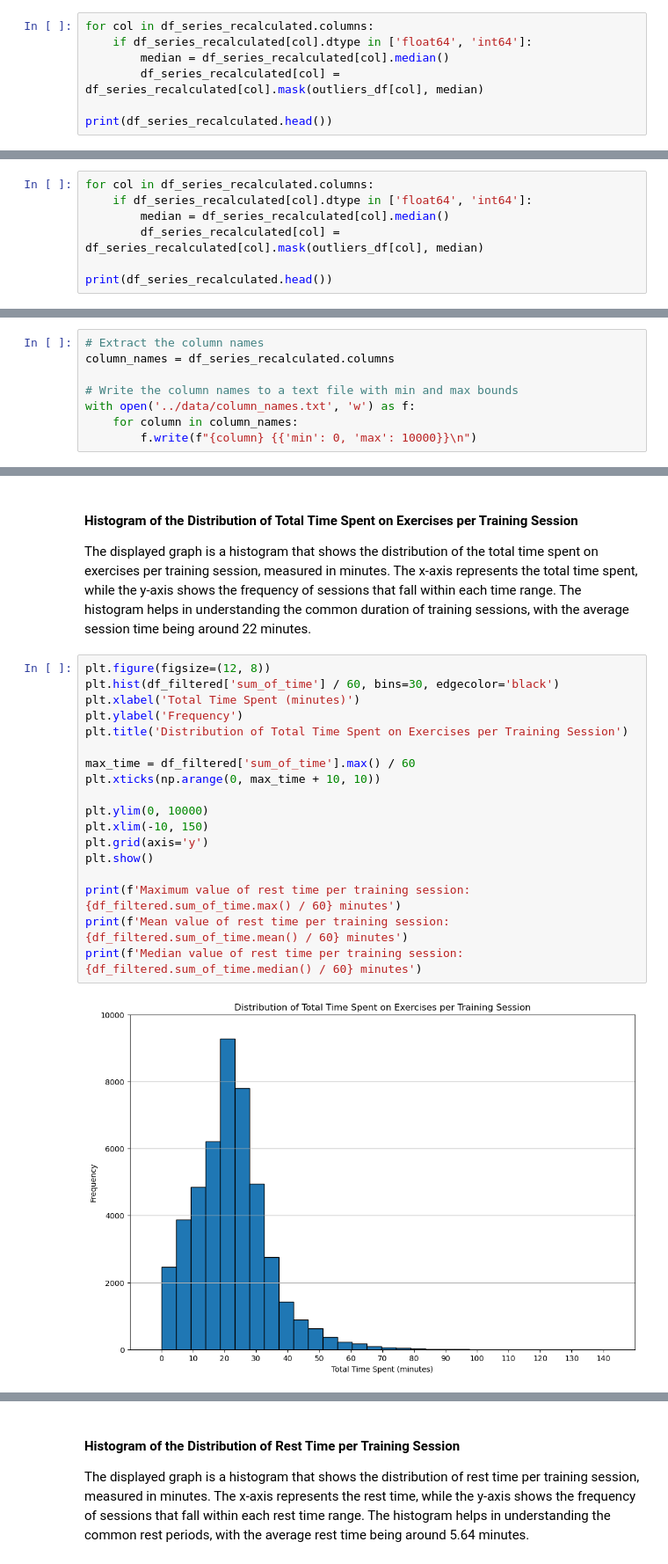
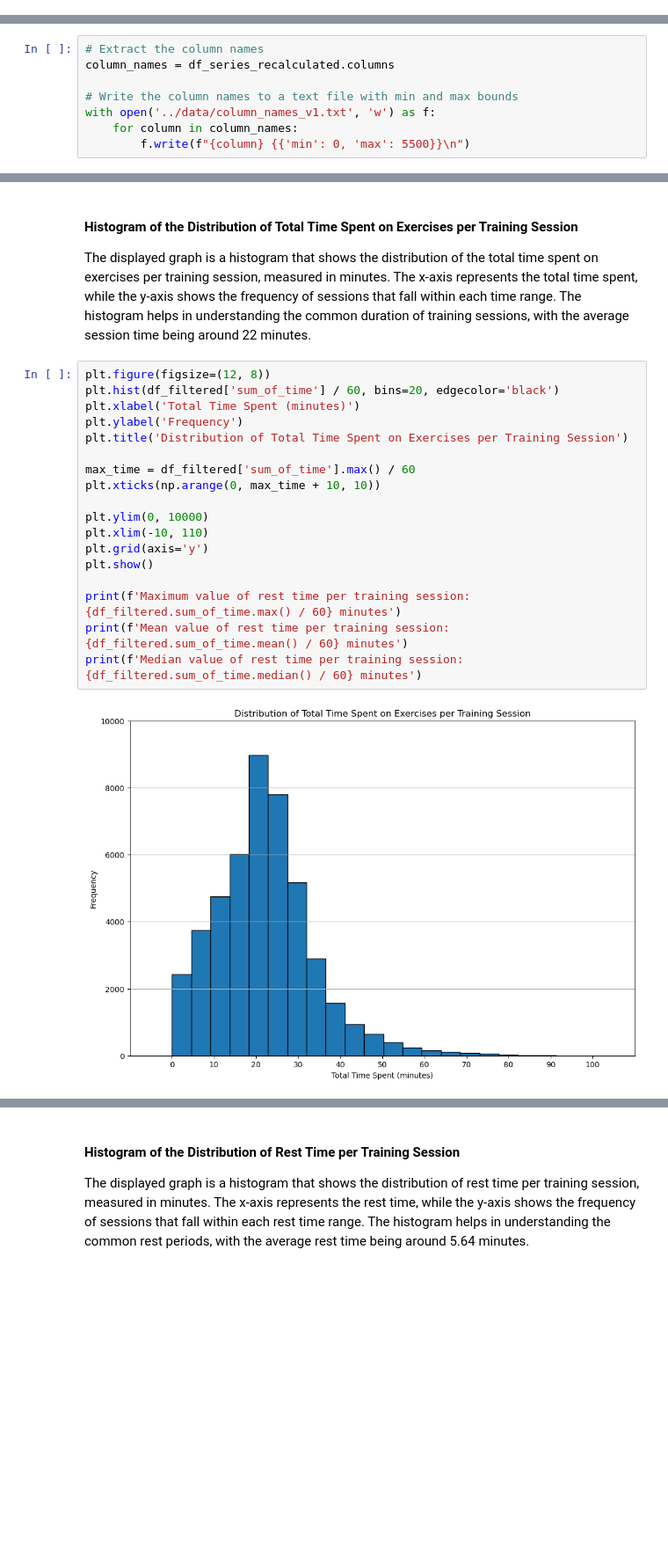
Before and after one commit to evidadeusto/mhunters, a Jupyter notebook: analysis_oscar_preprocessing/outliersDetection_statisticalAnalysis.ipynb, the cells around one changed output, grey strips where cells are left out. Shown at 88% size. Cells and saved outputs as stored; diff of their text form; blank space fills up the shorter version.

Commit message:
Update OutliersDetection_StatisticalAnalysis

```diff
--- a/analysis_oscar_preprocessing/outliersDetection_statisticalAnalysis.ipynb
+++ b/analysis_oscar_preprocessing/outliersDetection_statisticalAnalysis.ipynb
@@ -275,7 +178,0 @@ print(df_cleaned.shape)
-# %%
-for col in df_series_recalculated.columns:
-    if df_series_recalculated[col].dtype in ['float64', 'int64']:
-        median = df_series_recalculated[col].median()
-        df_series_recalculated[col] = df_series_recalculated[col].mask(outliers_df[col], median)
-
-print(df_series_recalculated.head())
@@ -369,7 +178,0 @@ print(df_cleaned.shape)
-# %%
-for col in df_series_recalculated.columns:
-    if df_series_recalculated[col].dtype in ['float64', 'int64']:
-        median = df_series_recalculated[col].median()
-        df_series_recalculated[col] = df_series_recalculated[col].mask(outliers_df[col], median)
-
-print(df_series_recalculated.head())
@@ -400,9 +183,9 @@ print(outliers_report)
 column_names = df_series_recalculated.columns
 
 # Write the column names to a text file with min and max bounds
-with open('../data/column_names.txt', 'w') as f:
+with open('../data/column_names_v1.txt', 'w') as f:
     for column in column_names:
-        f.write(f"{column} {{'min': 0, 'max': 10000}}\n")
+        f.write(f"{column} {{'min': 0, 'max': 5500}}\n")
 # %%
 df_series_recalculated.shape
 # %% [output]
@@ -633,21 +412,21 @@ Median value of repetitions per training session: 240.0
 The displayed graph is a histogram that shows the distribution of the total time spent on exercises per training session, measured in minutes. The x-axis represents the total time spent, while the y-axis shows the frequency of sessions that fall within each time range. The histogram helps in understanding the common duration of training sessions, with the average session time being around 22 minutes.
 # %%
 plt.figure(figsize=(12, 8))
-plt.hist(df_filtered['sum_of_time'] / 60, bins=30, edgecolor='black')
+plt.hist(df_filtered['sum_of_time'] / 60, bins=20, edgecolor='black')
 plt.xlabel('Total Time Spent (minutes)')
 plt.ylabel('Frequency')
 plt.title('Distribution of Total Time Spent on Exercises per Training Session')
 
 max_time = df_filtered['sum_of_time'].max() / 60
 plt.xticks(np.arange(0, max_time + 10, 10))
 
 plt.ylim(0, 10000)
-plt.xlim(-10, 150)
+plt.xlim(-10, 110)
 plt.grid(axis='y')
 plt.show()
 
 print(f'Maximum value of rest time per training session: {df_filtered.sum_of_time.max() / 60} minutes')
 print(f'Mean value of rest time per training session: {df_filtered.sum_of_time.mean() / 60} minutes')
 print(f'Median value of rest time per training session: {df_filtered.sum_of_time.median() / 60} minutes')
 # %% [output]
-[figure, old version]
+[figure, new version]
```
Also changed, not shown: parts of 44 cells of this notebook.
